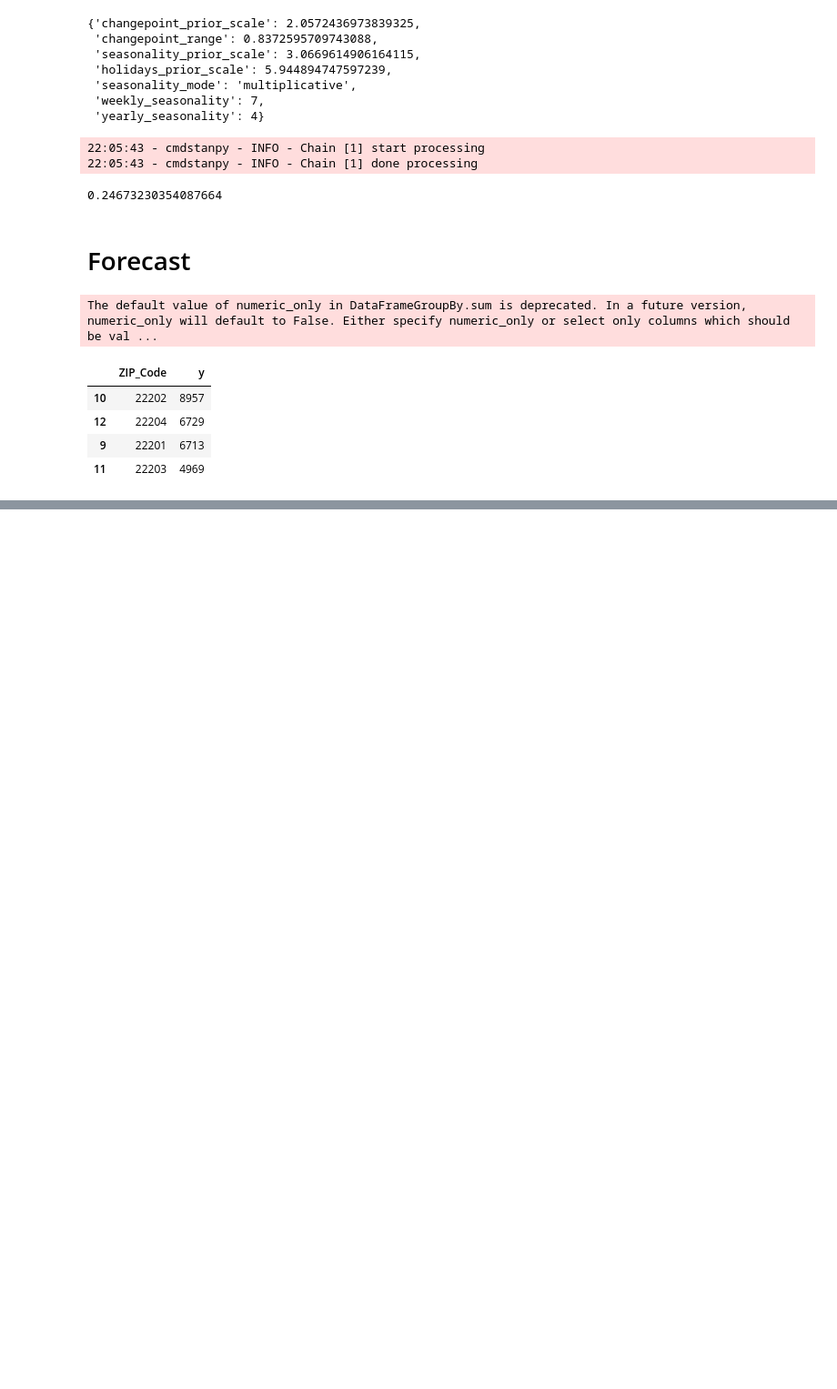
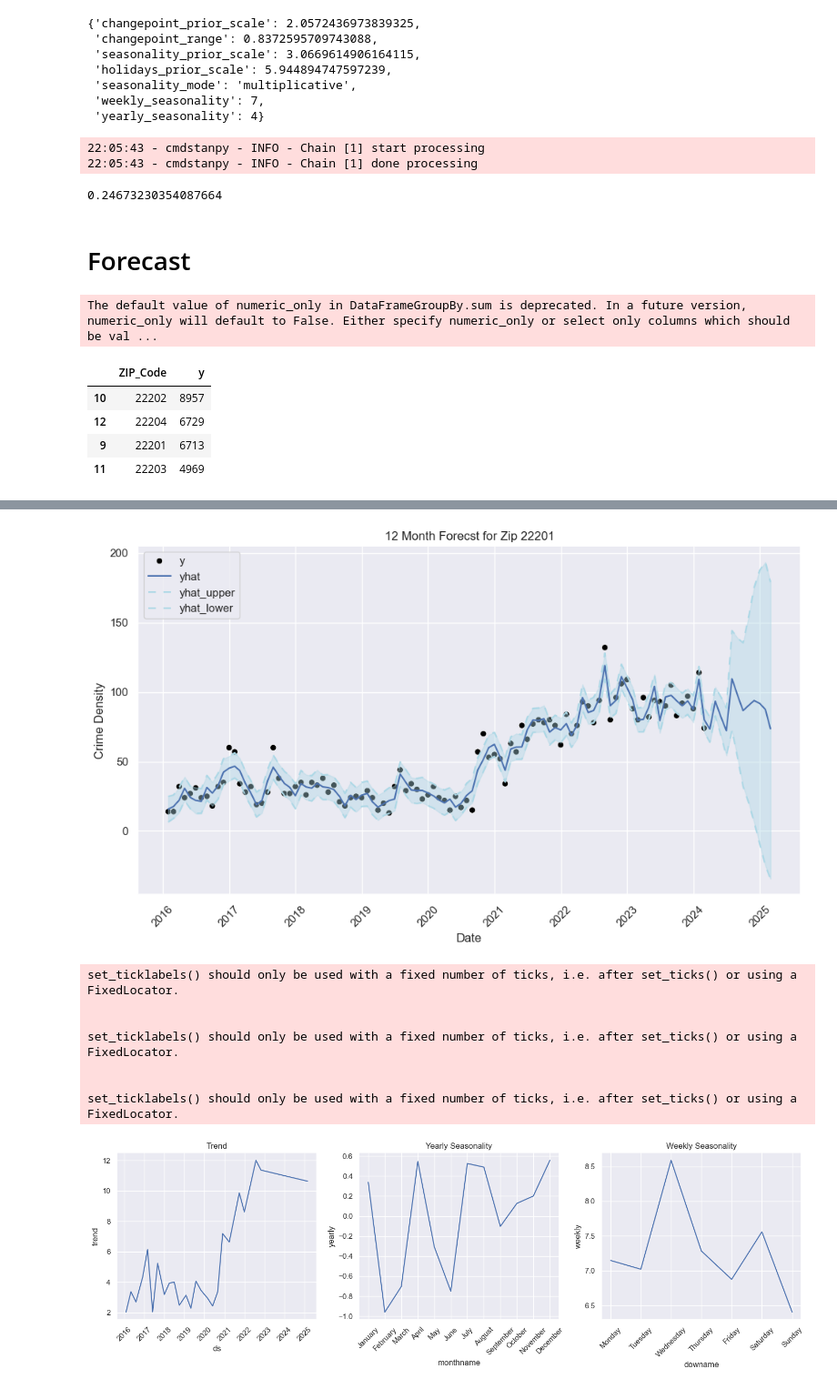
Before and after one commit to a-memme/arlington_crime_density, a Jupyter notebook: ml_files/prophet.ipynb, the cells around one changed output, grey strips where cells are left out. Shown at 91% size. Drawn from its saved outputs; the diff is of its cells as text; code cells hidden in the pictures; blank space fills up the shorter version.

Commit message:
updating prophet viz

```diff
--- a/ml_files/prophet.ipynb
+++ b/ml_files/prophet.ipynb
@@ -228,0 +215,29 @@ def prophet_forecast(df, params, zip_code, crime, periods:int):
+# %%
+def visualize_plots(df, zip, periods):
+    fcst_long = df[['ds', 'yhat_upper', 'yhat_lower', 'yhat', 'y']].melt(id_vars=['ds'], var_name = 'variable', value_name='value')
+
+    sns.set_theme(style="darkgrid")
+    plt.figure(figsize=(10, 6))
+
+    # Plot 'one' as points
+    sns.scatterplot(x='ds', y='value', color='black', style='variable', markers={'y': 'o'}, data=fcst_long.query("variable == 'y'"))
+
+    # Plot 'two' as a line
+    sns.lineplot(x='ds', y='value', hue='variable', style='variable', dashes=False, data=fcst_long.query("variable == 'yhat'"))
+
+    sns.lineplot(x='ds', y='value', color='lightblue', style='variable', dashes={'yhat_lower': (5, 5), 'yhat_upper': (5, 5)}, data=fcst_long.query("variable in ['yhat_lower', 'yhat_upper']"))
+
+    plt.fill_between(fcst_long[fcst_long['variable'] == 'yhat_lower']['ds'],
+                    fcst_long[fcst_long['variable'] == 'yhat_lower']['value'],
+                    fcst_long[fcst_long['variable'] == 'yhat_upper']['value'],
+                    color='lightblue', alpha=0.4)
+
+    # Set title and labels
+    plt.title(f'{periods} Month Forecst for Zip {zip}')
+    plt.xlabel('Date')
+    plt.ylabel('Crime Density')
+    plt.xticks(rotation=45)
+    plt.tight_layout()
+    plt.legend(loc='upper left')
+
+    plt.show()
@@ -239,3 +302,20 @@ The default value of numeric_only in DataFrameGroupBy.sum is deprecated. In a fu
 | 12 | 22204 | 6729 |
 | 9 | 22201 | 6713 |
 | 11 | 22203 | 4969 |
+# %%
+#Forecast zip code 22201
+periods = 12
+crime = 2
+zip_code = '22201'
+
+#fig_forecast & fig_components built in plotly plots won't render in github**
+fcst, fig_forecast, fig_components = prophet_forecast(df,
+                                                # autoregressive_weight=0.5,
+                                                best_params,
+                                                zip_code=zip_code,
+                                                crime=crime,
+                                                periods=periods)
+
+visualize_plots(fcst, zip_code, periods)
+plot_trends(fcst)
+# %% [output]
@@ -241,0 +324,9 @@ The default value of numeric_only in DataFrameGroupBy.sum is deprecated. In a fu
+[figure, added]
+set_ticklabels() should only be used with a fixed number of ticks, i.e. after set_ticks() or using a FixedLocator.
+
+
+set_ticklabels() should only be used with a fixed number of ticks, i.e. after set_ticks() or using a FixedLocator.
+
+
+set_ticklabels() should only be used with a fixed number of ticks, i.e. after set_ticks() or using a FixedLocator.
+[figure, added]
```
Also changed, not shown: parts of 11 cells of this notebook.
